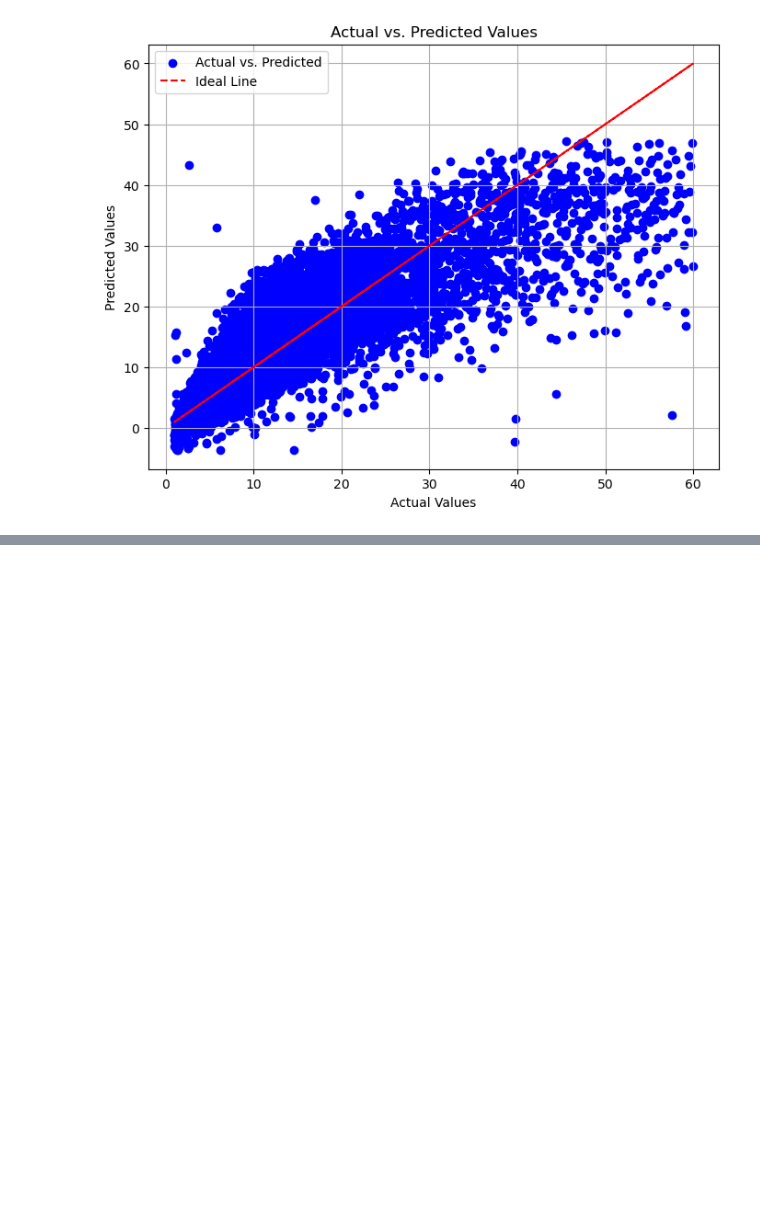
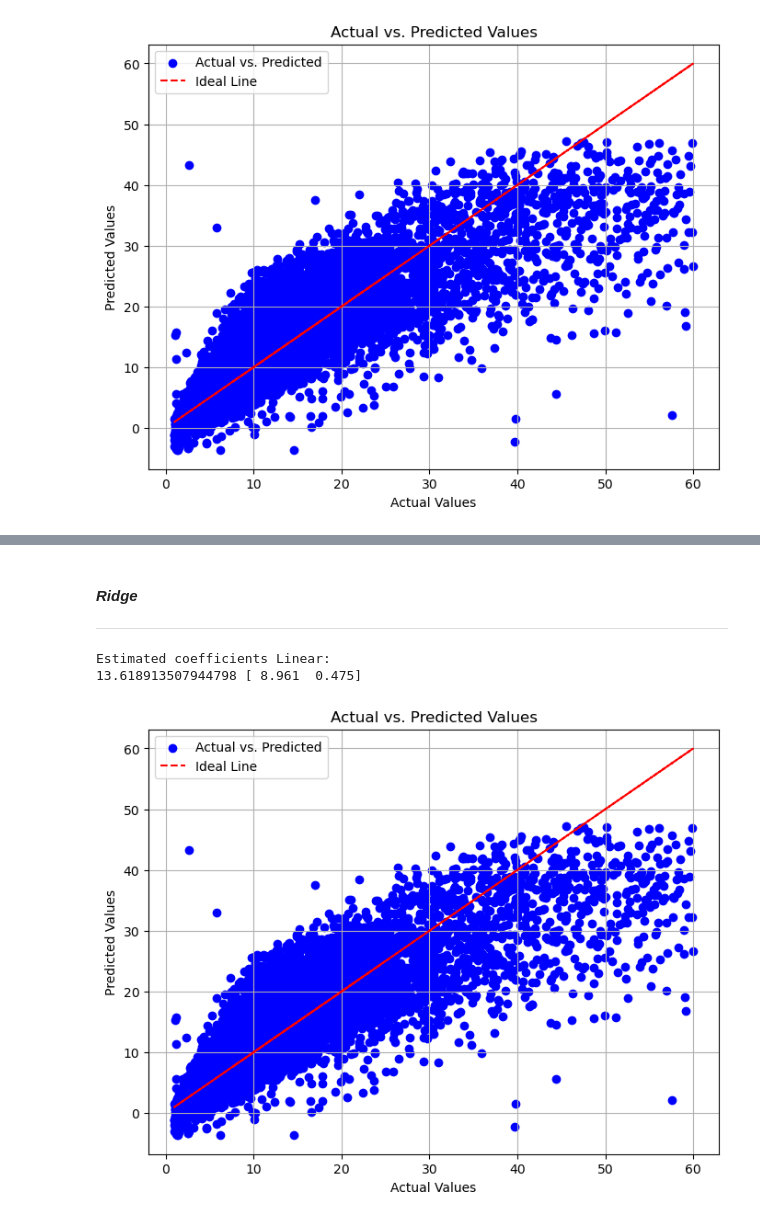
Before and after one commit to bruno2009/Course-MLOps, a Jupyter notebook: 02-intro/duration-prediction.ipynb, the cells around one changed output, grey strips where cells are left out. Saved outputs shown, nothing was run; the diff lists cells and outputs as text; code cells hidden in the pictures; blank space fills up the shorter version.

```diff
--- a/02-intro/duration-prediction.ipynb
+++ b/02-intro/duration-prediction.ipynb
@@ -241,3 +246,3 @@ plt.show()
 # %%
-with open('models/lin_reg.bin', 'wb') as f_out:
+with open('models/linear_reg.bin', 'wb') as f_out:
     pickle.dump((model_reg), f_out)
@@ -243,0 +346,47 @@ with open('models/lin_reg.bin', 'wb') as f_out:
+# %% [markdown]
+#### ***Ridge***
+---
+# %%
+# Train the model
+
+with mlflow.start_run(run_name='trial_01'):
+
+    mlflow.set_tag('developer', 'Bruno')
+
+    mlflow.log_param('data-path', './data/green_tripdata_2021.parquet' )
+
+    alpha_ = 0.1
+    mlflow.log_param('alpha', alpha_)
+    model_ridge = Pipeline(steps=[('preprocessor', col_transformer), ('model', Ridge(alpha = alpha_, fit_intercept = True, random_state = 42) )])
+
+    model_ridge.fit(X_train, np.ravel(y_train, order='C'))
+
+    print("Estimated coefficients Linear:")
+    print(model_ridge.named_steps['model'].intercept_, model_ridge.named_steps['model'].coef_)
+
+    y_pred = model_ridge.predict(X_test)
+
+    # mean_squared_error(y_pred, y_test)
+    rmse = root_mean_squared_error(y_pred, y_test)
+    mlflow.log_metric('RMSE', rmse)
+
+    with open('models/model_ridge.bin', 'wb') as f_out:
+        pickle.dump((model_ridge), f_out)
+
+    mlflow.log_artifact(local_path="models/model_ridge.bin", artifact_path="models_pickle")
+# %% [output]
+Estimated coefficients Linear:
+13.618913507944798 [ 8.961  0.475]
+# %%
+plt.figure(figsize=(8, 6))
+plt.scatter(y_test, y_pred, color='blue', label='Actual vs. Predicted')
+plt.plot(y_test, y_test, color='red', linestyle='--', label='Ideal Line')
+
+plt.title('Actual vs. Predicted Values')
+plt.xlabel('Actual Values')
+plt.ylabel('Predicted Values')
+plt.legend()
+plt.grid(True)
+plt.show()
+# %% [output]
+[figure, added]
```
Also changed, not shown: parts of 11 cells of this notebook.
